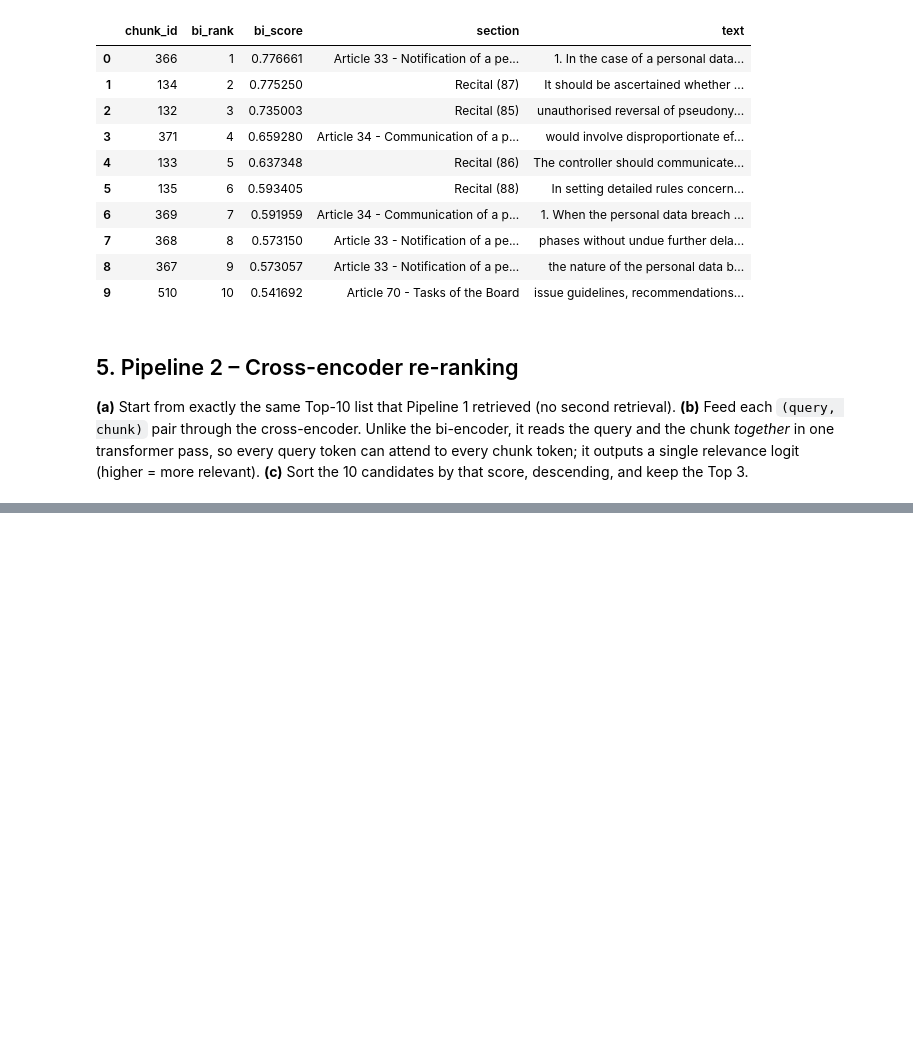
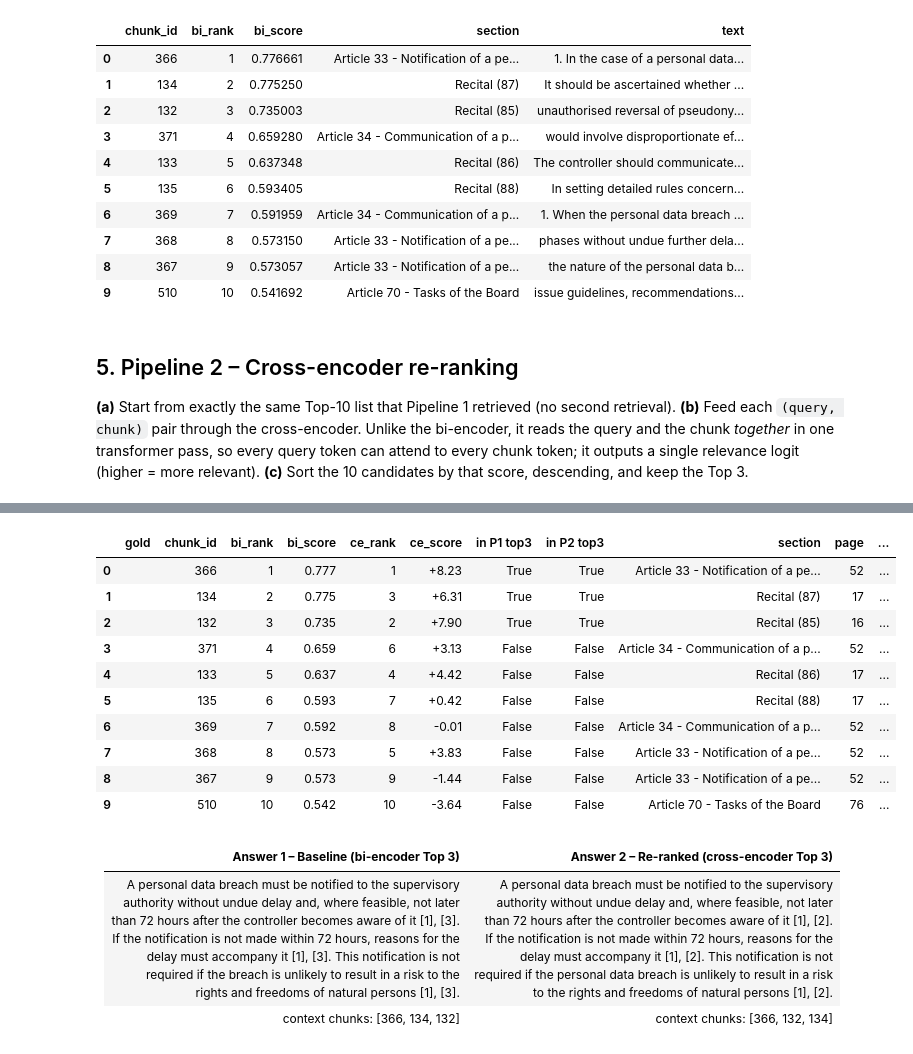
Before and after one commit to Sourav-Nath-01/RAG-Assignment-Baseline-vs.-Re-Ranking, a Jupyter notebook: RAG_Reranking.ipynb, the cells around one changed output, grey strips where cells are left out. Saved outputs shown, nothing was run; the diff lists cells and outputs as text; code cells hidden in the pictures; blank space fills up the shorter version.

Commit message:
Generate answers with Gemini using one shared prompt for both pipelines

```diff
--- a/RAG_Reranking.ipynb
+++ b/RAG_Reranking.ipynb
@@ -397,0 +484,58 @@ cross-encoder loaded in 9.61s, max_length=512
+# %%
+def run_both(question):
+    t0 = time.perf_counter()
+    top10 = retrieve_top_k(question)                 # shared stage 1
+    t1 = time.perf_counter()
+    reranked = rerank(question, top10)               # pipeline 2 only
+    t2 = time.perf_counter()
+
+    p1_ctx, p2_ctx = baseline_top_n(top10), reranked_top_n(reranked)
+    answer1, llm1_s = generate(build_prompt(question, p1_ctx))
+    answer2, llm2_s = generate(build_prompt(question, p2_ctx))
+
+    return {"question": question, "top10": top10, "reranked": reranked,
+            "p1_ids": [c["chunk_id"] for c in p1_ctx], "p2_ids": [c["chunk_id"] for c in p2_ctx],
+            "answer1": answer1, "answer2": answer2,
+            "timing": {"retrieval_ms": (t1 - t0) * 1e3, "rerank_ms": (t2 - t1) * 1e3,
+                       "llm1_ms": llm1_s * 1e3, "llm2_ms": llm2_s * 1e3}}
+
+
+def rank_table(res, gold_ids=()):
+    # Top-10 table showing both rankings side by side; '★' marks gold chunks.
+    df = pd.DataFrame(res["reranked"]).sort_values("bi_rank")
+    df["gold"] = df.chunk_id.isin(gold_ids).map({True: "★", False: ""})
+    df["section"] = df.chunk_id.map(chunks_df.section).str[:60]
+    df["page"] = df.chunk_id.map(chunks_df.page)
+    df["snippet"] = df.chunk_id.map(chunks_df.text).str[:70] + "…"
+    df["in P1 top3"] = df.bi_rank <= TOP_N
+    df["in P2 top3"] = df.ce_rank <= TOP_N
+    return df[["gold", "chunk_id", "bi_rank", "bi_score", "ce_rank", "ce_score",
+               "in P1 top3", "in P2 top3", "section", "page", "snippet"]].reset_index(drop=True)
+
+
+def show_answers(res):
+    display(Markdown(
+        "| **Answer 1 – Baseline (bi-encoder Top 3)** | **Answer 2 – Re-ranked (cross-encoder Top 3)** |\n|---|---|\n"
+        f"| {res['answer1'].replace(chr(10), '<br>')} | {res['answer2'].replace(chr(10), '<br>')} |\n"
+        f"| context chunks: {res['p1_ids']} | context chunks: {res['p2_ids']} |"))
+
+
+demo = run_both(demo_q)
+display(rank_table(demo).style.format({"bi_score": "{:.3f}", "ce_score": "{:+.2f}"}))
+show_answers(demo)
+# %% [output]
+|  | gold | chunk_id | bi_rank | bi_score | ce_rank | ce_score | in P1 top3 | in P2 top3 | section | page | ... |
+| 0 |  | 366 | 1 | 0.777 | 1 | +8.23 | True | True | Article 33 - Notification of a pe... | 52 | ... |
+| 1 |  | 134 | 2 | 0.775 | 3 | +6.31 | True | True | Recital (87) | 17 | ... |
+| 2 |  | 132 | 3 | 0.735 | 2 | +7.90 | True | True | Recital (85) | 16 | ... |
+| 3 |  | 371 | 4 | 0.659 | 6 | +3.13 | False | False | Article 34 - Communication of a p... | 52 | ... |
+| 4 |  | 133 | 5 | 0.637 | 4 | +4.42 | False | False | Recital (86) | 17 | ... |
+| 5 |  | 135 | 6 | 0.593 | 7 | +0.42 | False | False | Recital (88) | 17 | ... |
+| 6 |  | 369 | 7 | 0.592 | 8 | -0.01 | False | False | Article 34 - Communication of a p... | 52 | ... |
+| 7 |  | 368 | 8 | 0.573 | 5 | +3.83 | False | False | Article 33 - Notification of a pe... | 52 | ... |
+| 8 |  | 367 | 9 | 0.573 | 9 | -1.44 | False | False | Article 33 - Notification of a pe... | 52 | ... |
+| 9 |  | 510 | 10 | 0.542 | 10 | -3.64 | False | False | Article 70 - Tasks of the Board | 76 | ... |
+| **Answer 1 – Baseline (bi-encoder Top 3)** | **Answer 2 – Re-ranked (cross-encoder Top 3)** |
+|---|---|
+| A personal data breach must be notified to the supervisory authority without undue delay and, where feasible, not later than 72 hours after the controller becomes aware of it [1], [3]. If the notification is not made within 72 hours, reasons for the delay must accompany it [1], [3]. This notification is not required if the breach is unlikely to result in a risk to the rights and freedoms of natural persons [1], [3]. | A personal data breach must be notified to the supervisory authority without undue delay and, where feasible, not later than 72 hours after the controller becomes aware of it [1], [2]. If the notification is not made within 72 hours, reasons for the delay must accompany it [1], [2]. This notification is not required if the personal data breach is unlikely to result in a risk to the rights and freedoms of natural persons [1], [2]. |
+| context chunks: [366, 134, 132] | context chunks: [366, 132, 134] |
```
Also changed, not shown: parts of 5 cells of this notebook, 1 other file.
